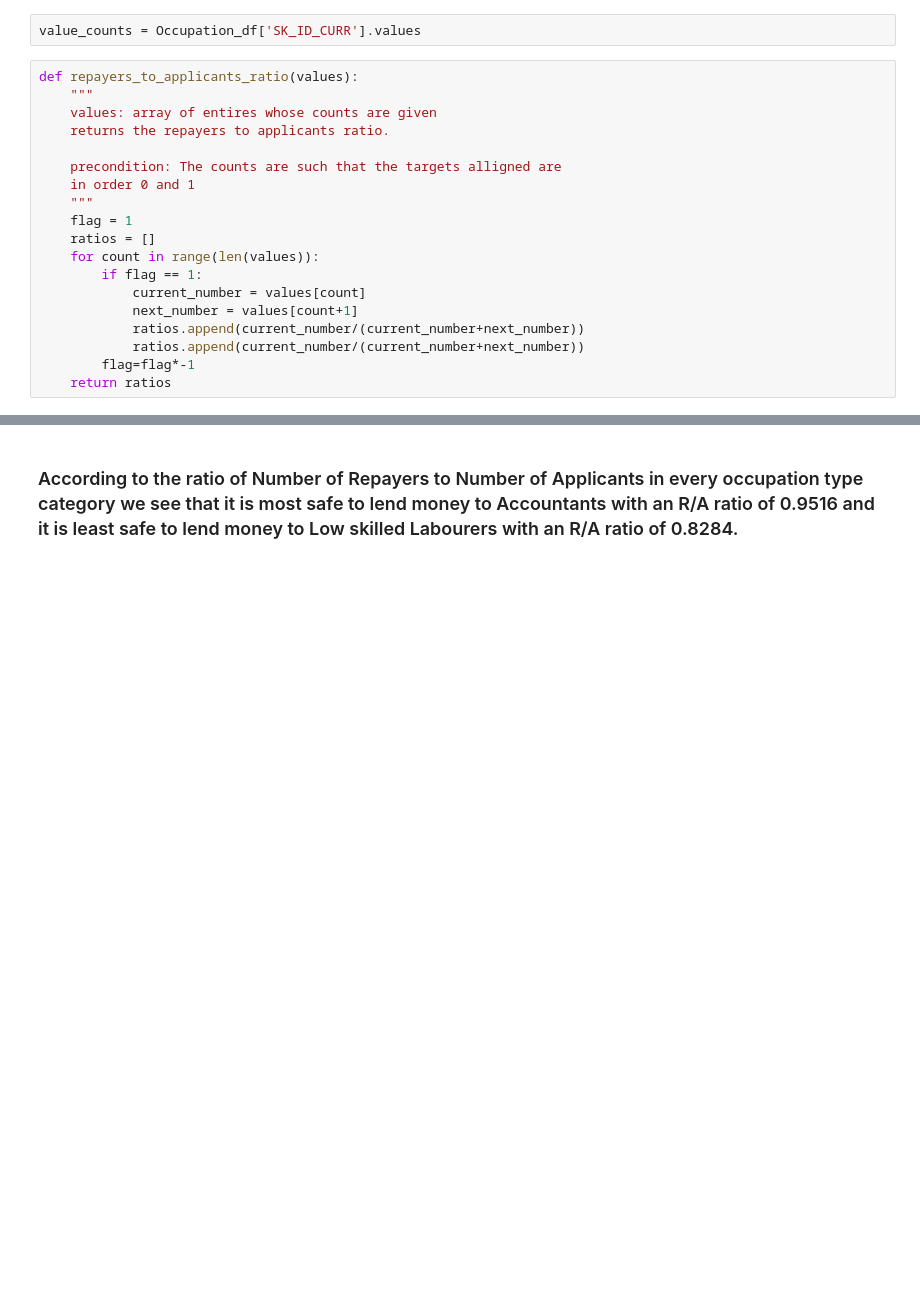
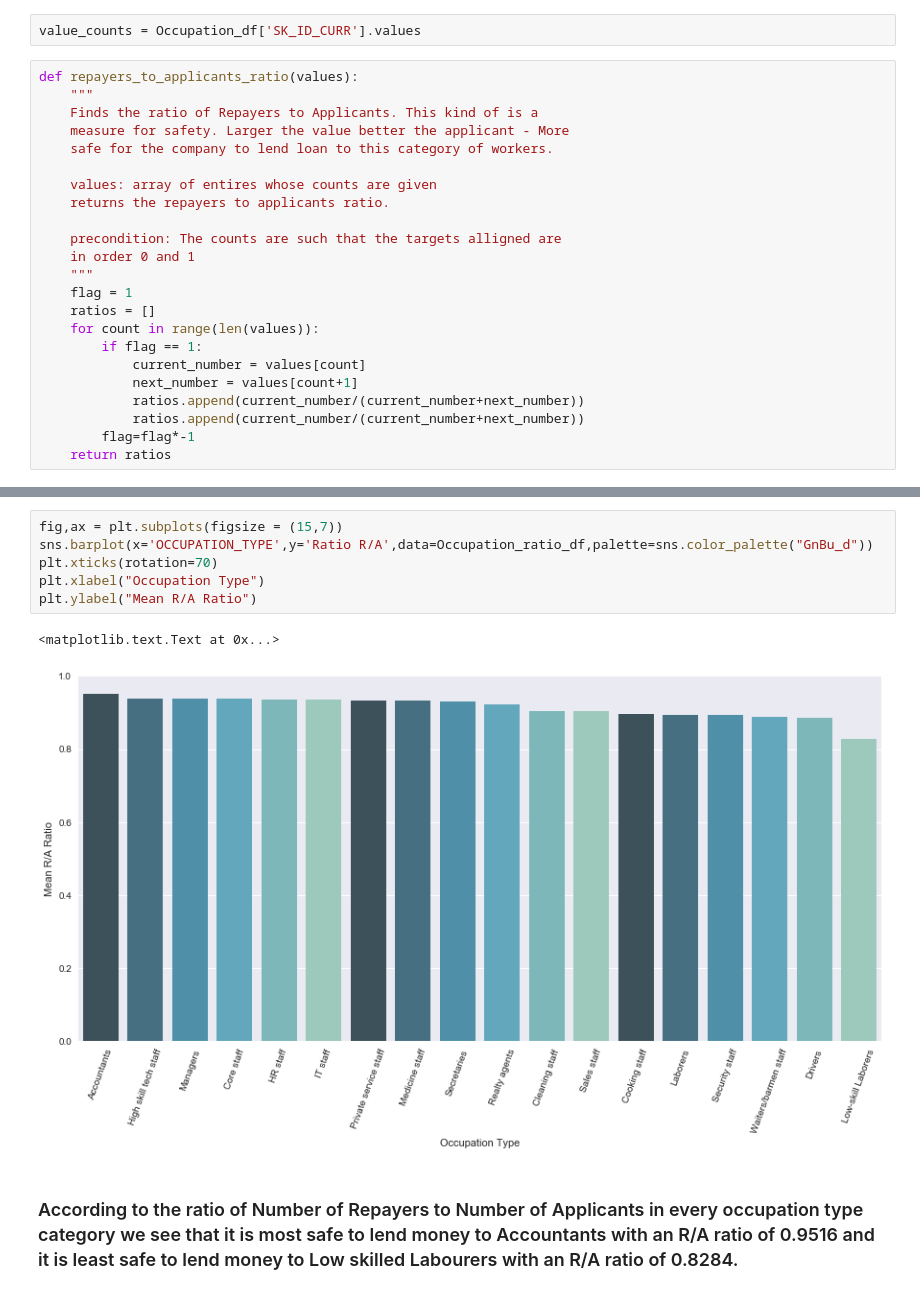
Before and after one commit to rakshithvasudev/Home-Credit-Default-Risk, a Jupyter notebook: EDA/Exploratory Data Analysis - Application Train.ipynb, the cells around one changed output, grey strips where cells are left out. Saved outputs shown, nothing was run; the diff lists cells and outputs as text; blank space fills up the shorter version.

Commit message:
adding safe lending

```diff
--- a/EDA/Exploratory Data Analysis - Application Train.ipynb
+++ b/EDA/Exploratory Data Analysis - Application Train.ipynb
@@ -257,6 +257,10 @@ value_counts = Occupation_df['SK_ID_CURR'].values
 # %%
 def repayers_to_applicants_ratio(values):
     """
+    Finds the ratio of Repayers to Applicants. This kind of is a
+    measure for safety. Larger the value better the applicant - More
+    safe for the company to lend loan to this category of workers.
+
     values: array of entires whose counts are given
     returns the repayers to applicants ratio.
 
@@ -298,5 +305,14 @@ Occupation_ratio_df
 | 17 | Waiters/barmen staff | 0.887240 |
 | 4 | Drivers | 0.886739 |
 | 9 | Low-skill Laborers | 0.828476 |
+# %%
+fig,ax = plt.subplots(figsize = (15,7))
+sns.barplot(x='OCCUPATION_TYPE',y='Ratio R/A',data=Occupation_ratio_df,palette=sns.color_palette("GnBu_d"))
+plt.xticks(rotation=70)
+plt.xlabel("Occupation Type")
+plt.ylabel("Mean R/A Ratio")
+# %% [output]
+<matplotlib.text.Text at 0x...>
+[figure, added]
 # %% [markdown]
 ### According to the ratio of Number of Repayers to Number of Applicants in every occupation type category we see that it is most safe to lend money to Accountants with an R/A ratio of 0.9516 and it is least safe to lend money to Low skilled Labourers with an R/A ratio of 0.8284.
```
Also changed, not shown: parts of 2 cells of this notebook.
